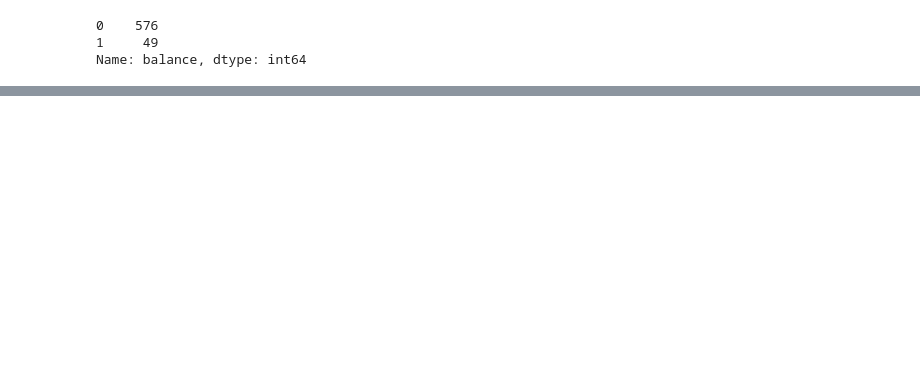
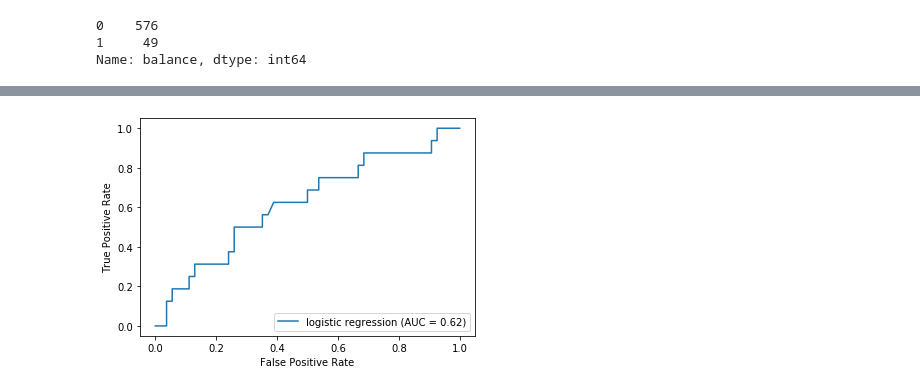
Before and after one commit to albertotb/curso-ml-python, a Jupyter notebook: notebook/sklearn/06-linear_classification.ipynb, the cells around one changed output, grey strips where cells are left out. Saved outputs shown, nothing was run; the diff lists cells and outputs as text; code cells hidden in the pictures; blank space fills up the shorter version.

```diff
--- a/notebook/sklearn/06-linear_classification.ipynb
+++ b/notebook/sklearn/06-linear_classification.ipynb
@@ -202,0 +219,9 @@ weighted avg       0.85      0.92      0.88       625
+# %%
+import pandas as pd
+
+data = pd.read_csv("../../data/breast-cancer.data", header=None, na_values='?')
+# %%
+data_clean = data.dropna()
+
+X = pd.get_dummies(data_clean.drop(columns=9))
+y = (data_clean.iloc[:, 9] == 'yes').astype('int')
@@ -202,0 +234,12 @@ weighted avg       0.85      0.92      0.88       625
+# %%
+from sklearn.model_selection import train_test_split
+
+X_train, X_test, y_train, y_test = train_test_split(X, y, stratify=y, random_state=0)
+
+model = LogisticRegression(solver='liblinear')
+model.fit(X_train, y_train)
+
+ypred = model.predict(X_test)
+print(classification_report(y_test, ypred, zero_division=0))
+print(model.score(X_test, y_test))
+balanced_accuracy_score(y_test, ypred)
@@ -202,0 +275,6 @@ weighted avg       0.85      0.92      0.88       625
+# %%
+from sklearn.metrics import plot_precision_recall_curve, plot_roc_curve
+
+plot_roc_curve(model, X_test, y_test, name='logistic regression');
+# %% [output]
+[figure, added]
```
Also changed, not shown: parts of 24 cells of this notebook, 25 other files.
